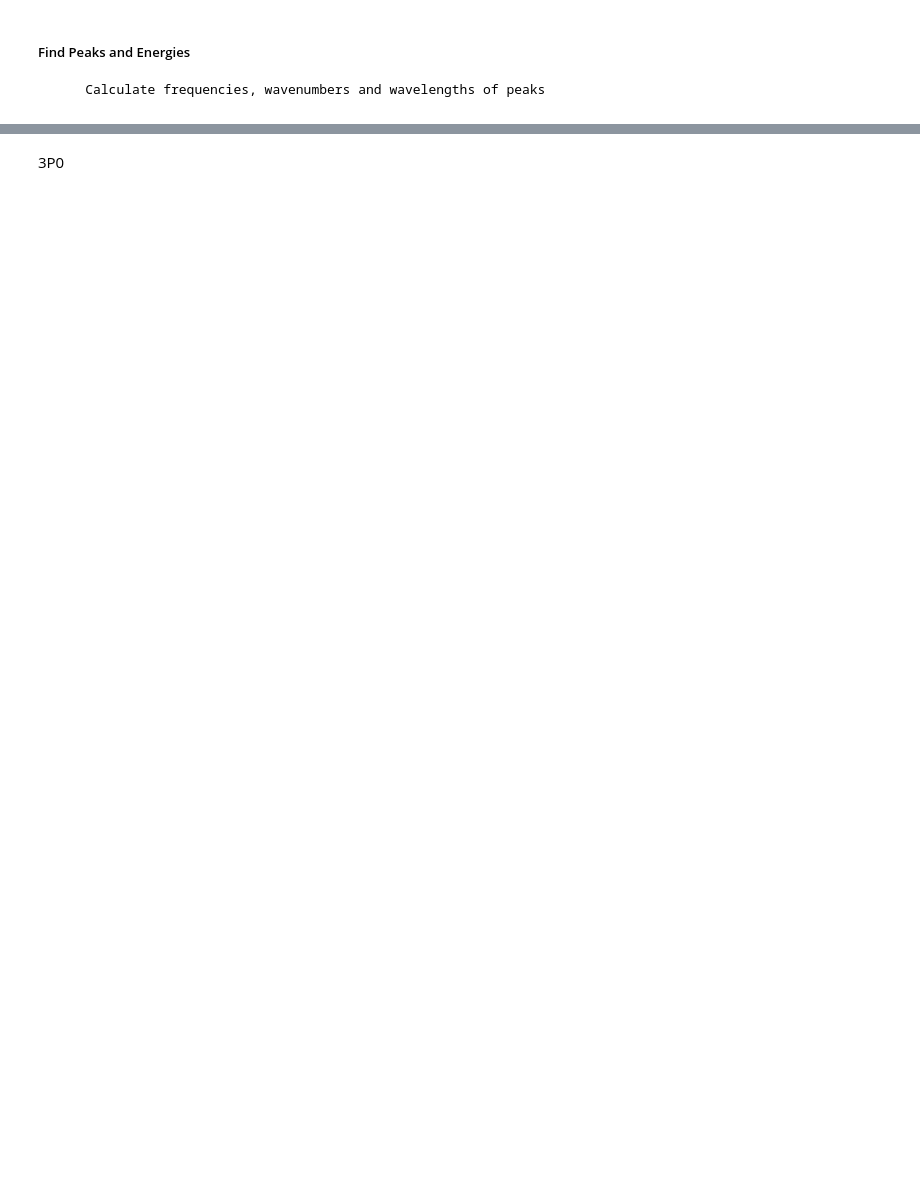
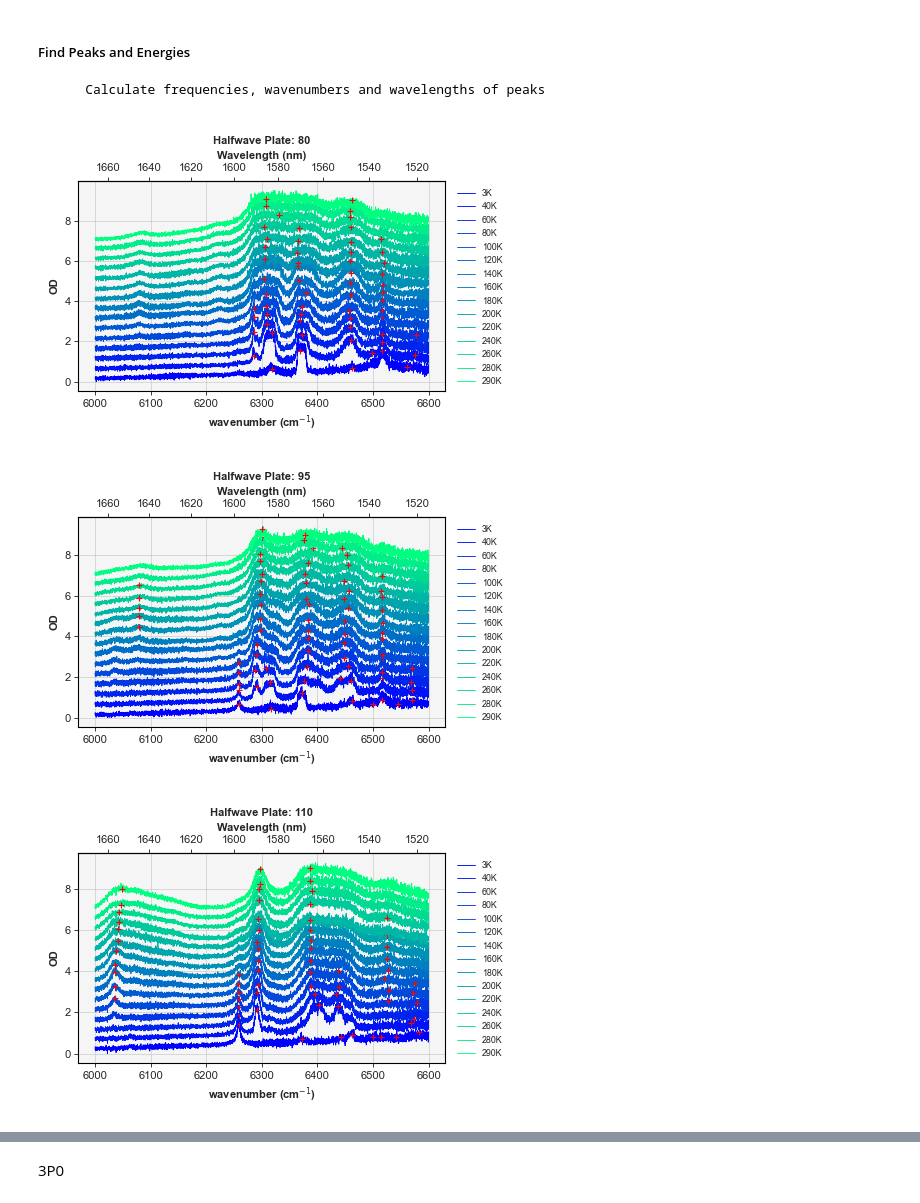
Before and after one commit to SMK-UK/Spectroscopy, a Jupyter notebook: Trans_Analysis 1550.ipynb, the cells around one changed output, grey strips where cells are left out. Cells and saved outputs as stored; diff of their text form; code cells hidden in the pictures; blank space fills up the shorter version.

```diff
--- a/Trans_Analysis 1550.ipynb
+++ b/Trans_Analysis 1550.ipynb
@@ -84,0 +61,16 @@ od_subtracted =  [[[x - minimum for x in od_sub] for od_sub, minimum in zip(od_s
+# %%
+# interogate directory to extract folder and file names
+folder_list, file_list = df.dir_interogate(path, exts, exceptions)
+# assemble reference paths
+reference_paths = df.search_paths(folder_list, file_list, include=refs)
+ref_paths_list = [os.path.join(path, x) for ref_lists in reference_paths for x in ref_lists]
+# find polarisation numbers from reference file names
+polarisations = [df.find_numbers(path, '\d+') for path in reference_paths[0]]
+# assemble spectra paths
+spectra_paths = df.search_paths(folder_list, file_list, include=polarisations, exclude=refs)
+spectra_paths_list = [os.path.join(path, x) for spectra_lists in spectra_paths for x in spectra_lists]
+# extract raw data values, seperate metadata from data and split into wavelengths and intensities
+ref_metadata, ref_data = df.spectrum_extract(ref_paths_list, keys=polarisations)
+spectra_metadata, spectra_data = df.spectrum_extract(spectra_paths_list, keys=polarisations)
+spectra_waves, spectra_intensities = df.seperate_lists(spectra_data)
+reference_waves, reference_intensities = df.seperate_lists(ref_data)
@@ -85,3 +83,10 @@ od_subtracted =  [[[x - minimum for x in od_sub] for od_sub, minimum in zip(od_s
+# %%
+# calculate OD and correct for power variance
+OD_sets = ODset_calc(reference_sets=reference_intensities, transmitted_sets=spectra_intensities, c_factor=correction)
+zeroed_OD = [[values - bin_data(values, 100) for values in spectra] for spectra in OD_sets]
+smoothed = [[smooth_data(values, N=window) for values in spectra] for spectra in zeroed_OD]
+# convert wavelengths to wavenumbers
+wavevector_sets = [[1E7 / values for values in wavelengths] for wavelengths in spectra_waves]
 # %% [markdown]
 
 ##### Find Peaks and Energies
@@ -102,0 +95,10 @@ sf.plotter(wavenumber_sets, od_subtracted, keys=polarisations, axis_lbls=labels,
+# %%
+prom = 0.05
+top = 0.01
+peaks = [[peak_find(values, waves, prom_tol=prom, top_tol=top, lims=roi) for values, waves in zip(intensities, wavenumbers)] for intensities, wavenumbers in zip(smoothed, wavevector_sets)]
+# %%
+plt.plot_spectra(wavevector_sets, OD_sets, data_indexes=peaks, keys=polarisations, shifter=0.5, lims=roi, axis_lbls=labels, data_labels=folder_list)
+# %% [output]
+[figure, added]
+[figure, added]
+[figure, added]
```
Also changed, not shown: parts of 13 cells of this notebook, 55 other files.
